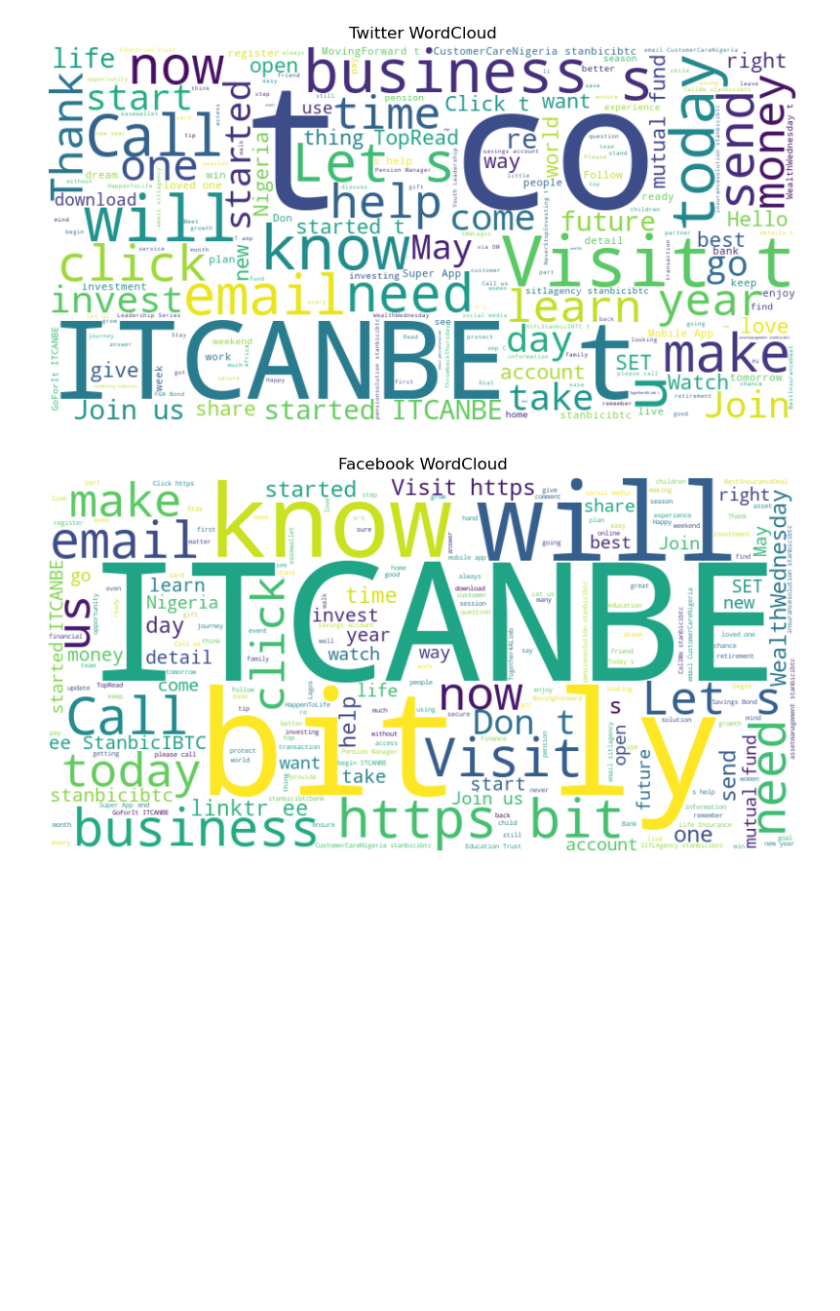
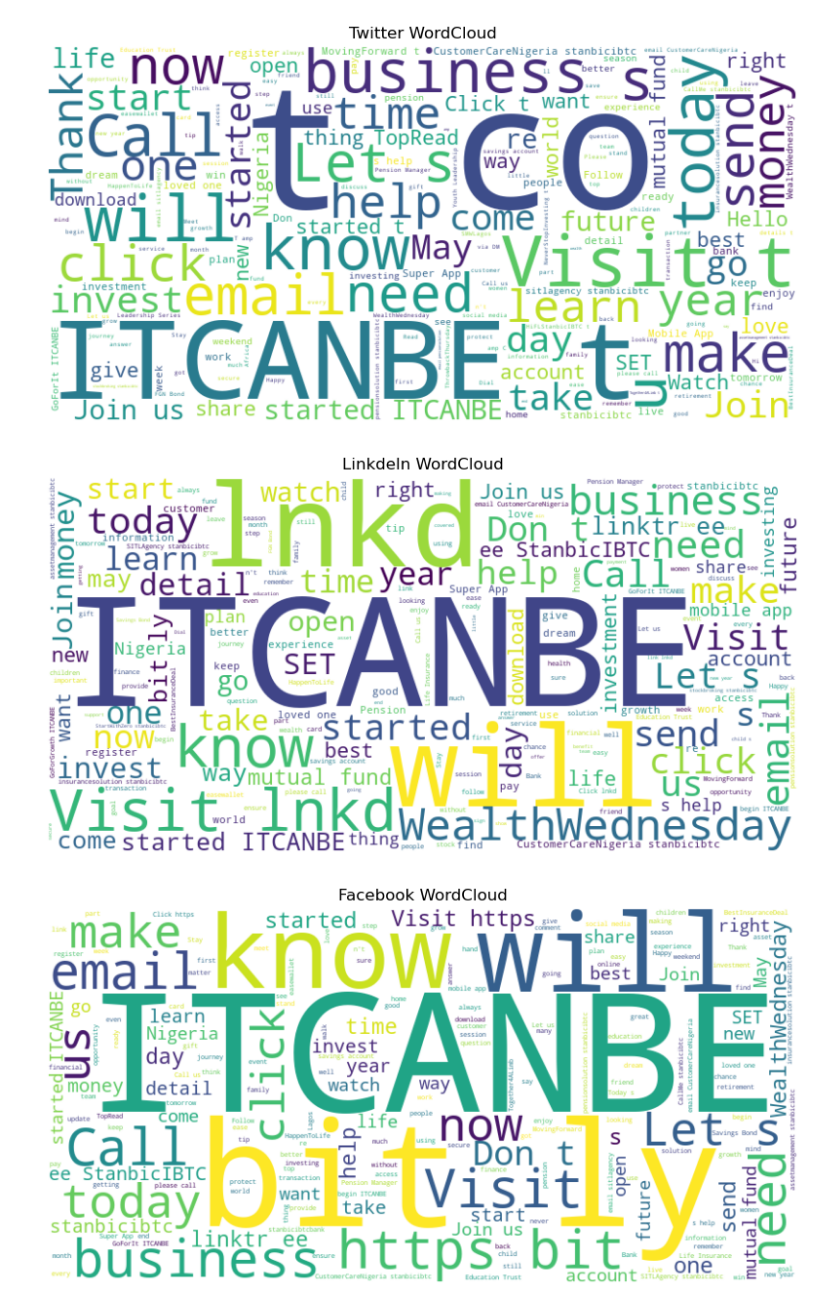
Before and after one commit to awojidetola/HacktheFeedInsights, a Jupyter notebook: HacktheFeed - Codes.ipynb, the cells around one changed output. Saved outputs shown, nothing was run; the diff lists cells and outputs as text; code cells hidden in the pictures; blank space fills up the shorter version.

```diff
--- a/HacktheFeed - Codes.ipynb
+++ b/HacktheFeed - Codes.ipynb
@@ -1071,7 +1071,9 @@ create_wordcloud(tweet_df, title = "Twitter WordCloud",exclude_words = ["https",
 # %% [output]
 [figure]
 # %%
-create_wordcloud(link_df, title = "Figure 6 : Linkdeln WordCloud", exclude_words = ['lnkd', 'https', 'Stanbic', 'IBTC'])
+create_wordcloud(link_df, title = "Linkdeln WordCloud", exclude_words = ['lnkd', 'https', 'Stanbic', 'IBTC'])
+# %% [output]
+[figure, added]
 # %%
 create_wordcloud(face_df, title = "Facebook WordCloud", exclude_words = ['Stanbic', 'IBTC', 'bit', 'ly'])
 # %% [output]
```
Also changed, not shown: parts of 1 cell of this notebook, 6 other files.
